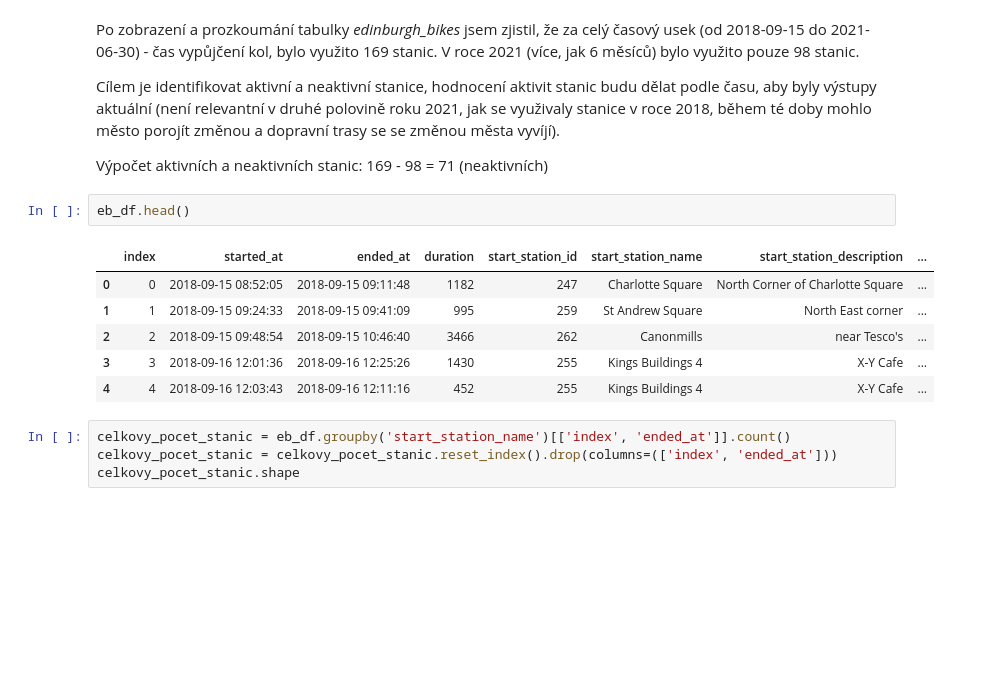
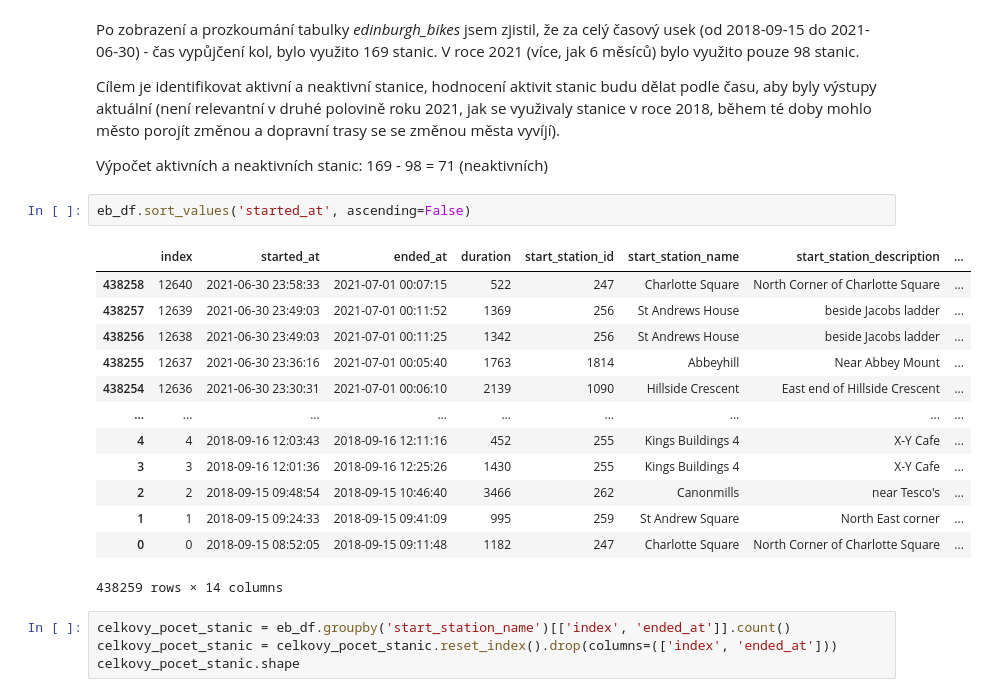
Before and after one commit to Krocan777/Python_projekt_Edinburgh, a Jupyter notebook: Python_Projekt.ipynb, the cells around one changed output. Saved outputs shown, nothing was run; the diff lists cells and outputs as text; blank space fills up the shorter version.

```diff
--- a/Python_Projekt.ipynb
+++ b/Python_Projekt.ipynb
@@ -26,15 +26,22 @@ Po zobrazení a prozkoumání tabulky *edinburgh_bikes* jsem zjistil, že za cel
 Cílem je identifikovat aktivní a neaktivní stanice, hodnocení aktivit stanic budu dělat podle času, aby byly výstupy aktuální (není relevantní v druhé polovině roku 2021, jak se využivaly stanice v roce 2018, během té doby mohlo město porojít změnou a dopravní trasy se se změnou města vyvíjí).
 
 Výpočet aktivních a neaktivních stanic: 169 - 98 = 71 (neaktivních)
-# %%
-eb_df.head()
-# %% [output]
-|  | index | started_at | ended_at | duration | start_station_id | start_station_name | start_station_description | ... |
-| 0 | 0 | 2018-09-15 08:52:05 | 2018-09-15 09:11:48 | 1182 | 247 | Charlotte Square | North Corner of Charlotte Square | ... |
-| 1 | 1 | 2018-09-15 09:24:33 | 2018-09-15 09:41:09 | 995 | 259 | St Andrew Square | North East corner | ... |
-| 2 | 2 | 2018-09-15 09:48:54 | 2018-09-15 10:46:40 | 3466 | 262 | Canonmills | near Tesco's | ... |
-| 3 | 3 | 2018-09-16 12:01:36 | 2018-09-16 12:25:26 | 1430 | 255 | Kings Buildings 4 | X-Y Cafe | ... |
-| 4 | 4 | 2018-09-16 12:03:43 | 2018-09-16 12:11:16 | 452 | 255 | Kings Buildings 4 | X-Y Cafe | ... |
+# %%
+eb_df.sort_values('started_at', ascending=False)
+# %% [output]
+|  | index | started_at | ended_at | duration | start_station_id | start_station_name | start_station_description | ... |
+| 438258 | 12640 | 2021-06-30 23:58:33 | 2021-07-01 00:07:15 | 522 | 247 | Charlotte Square | North Corner of Charlotte Square | ... |
+| 438257 | 12639 | 2021-06-30 23:49:03 | 2021-07-01 00:11:52 | 1369 | 256 | St Andrews House | beside Jacobs ladder | ... |
+| 438256 | 12638 | 2021-06-30 23:49:03 | 2021-07-01 00:11:25 | 1342 | 256 | St Andrews House | beside Jacobs ladder | ... |
+| 438255 | 12637 | 2021-06-30 23:36:16 | 2021-07-01 00:05:40 | 1763 | 1814 | Abbeyhill | Near Abbey Mount | ... |
+| 438254 | 12636 | 2021-06-30 23:30:31 | 2021-07-01 00:06:10 | 2139 | 1090 | Hillside Crescent | East end of Hillside Crescent | ... |
+| ... | ... | ... | ... | ... | ... | ... | ... | ... |
+| 4 | 4 | 2018-09-16 12:03:43 | 2018-09-16 12:11:16 | 452 | 255 | Kings Buildings 4 | X-Y Cafe | ... |
+| 3 | 3 | 2018-09-16 12:01:36 | 2018-09-16 12:25:26 | 1430 | 255 | Kings Buildings 4 | X-Y Cafe | ... |
+| 2 | 2 | 2018-09-15 09:48:54 | 2018-09-15 10:46:40 | 3466 | 262 | Canonmills | near Tesco's | ... |
+| 1 | 1 | 2018-09-15 09:24:33 | 2018-09-15 09:41:09 | 995 | 259 | St Andrew Square | North East corner | ... |
+| 0 | 0 | 2018-09-15 08:52:05 | 2018-09-15 09:11:48 | 1182 | 247 | Charlotte Square | North Corner of Charlotte Square | ... |
+438259 rows × 14 columns
 # %%
 celkovy_pocet_stanic = eb_df.groupby('start_station_name')[['index', 'ended_at']].count()
 celkovy_pocet_stanic = celkovy_pocet_stanic.reset_index().drop(columns=(['index', 'ended_at']))
```
Also changed, not shown: parts of 13 cells of this notebook.
